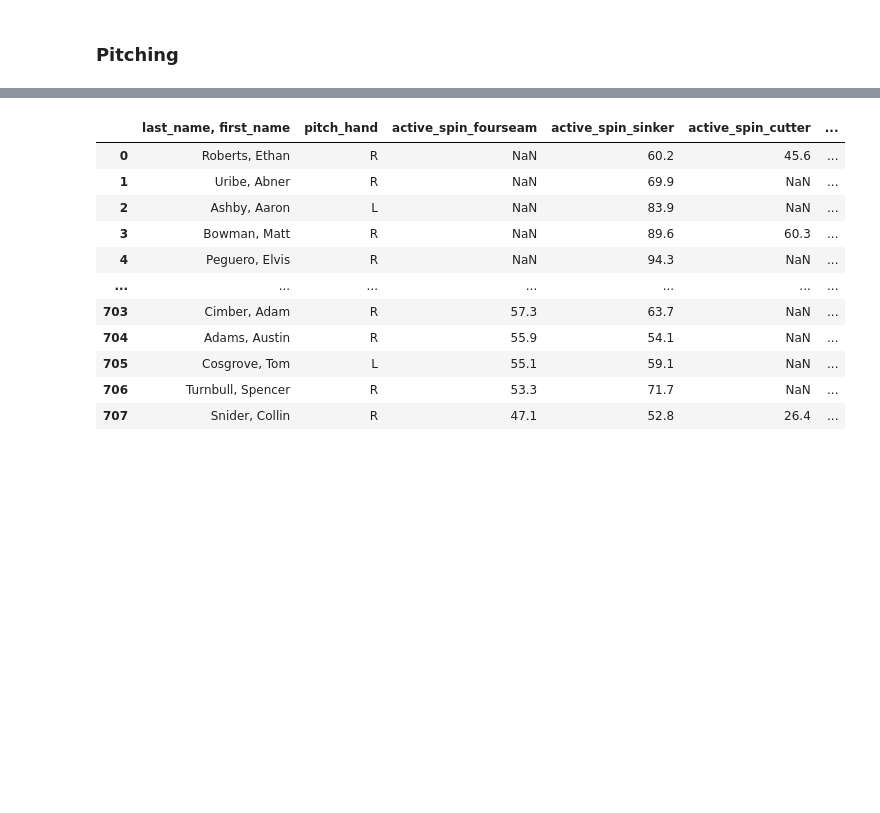
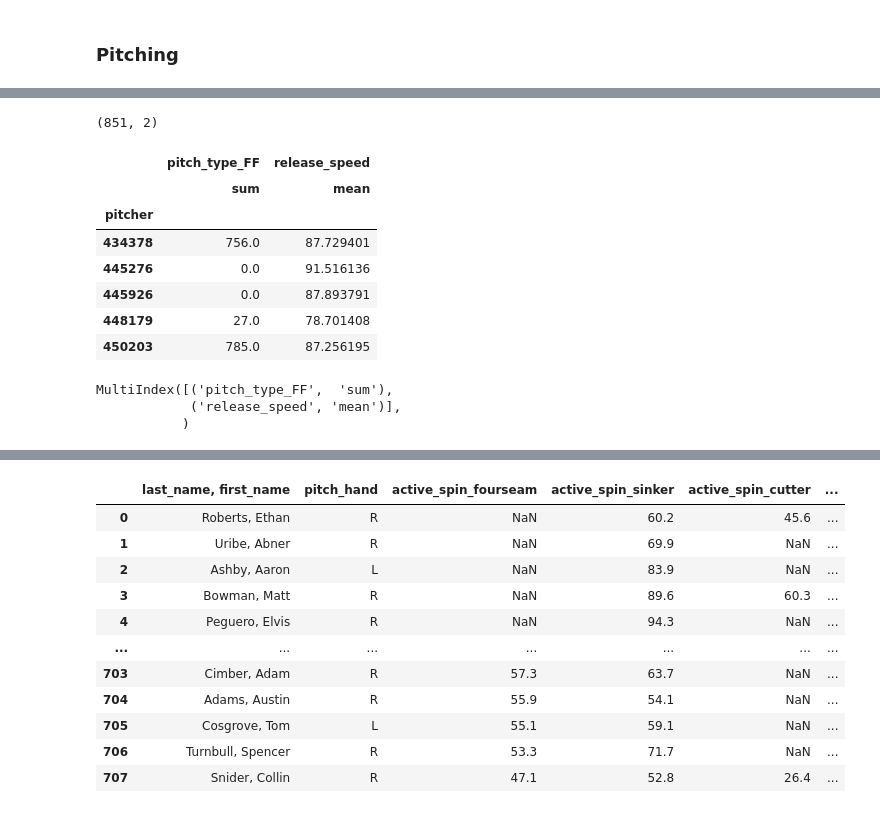
Before and after one commit to auto-d/moneyball-ml, a Jupyter notebook: eda.ipynb, the cells around one changed output, grey strips where cells are left out. Cells and saved outputs as stored; diff of their text form; code cells hidden in the pictures; blank space fills up the shorter version.

```diff
--- a/eda.ipynb
+++ b/eda.ipynb
@@ -328,0 +342,20 @@ def unique_vals(df):
+# %%
+g2 = g.agg({'pitch_type_FF' : ['sum'],'release_speed' : ['mean']})
+display(g2.shape)
+g2.head()
+# %% [output]
+(851, 2)
+|  | pitch_type_FF | release_speed |
+|  | sum | mean |
+| pitcher |  |  |
+| 434378 | 756.0 | 87.729401 |
+| 445276 | 0.0 | 91.516136 |
+| 445926 | 0.0 | 87.893791 |
+| 448179 | 27.0 | 78.701408 |
+| 450203 | 785.0 | 87.256195 |
+# %%
+g2.columns
+# %% [output]
+MultiIndex([('pitch_type_FF',  'sum'),
+            ('release_speed', 'mean')],
+           )
```
Also changed, not shown: parts of 21 cells of this notebook, 2 other files.
